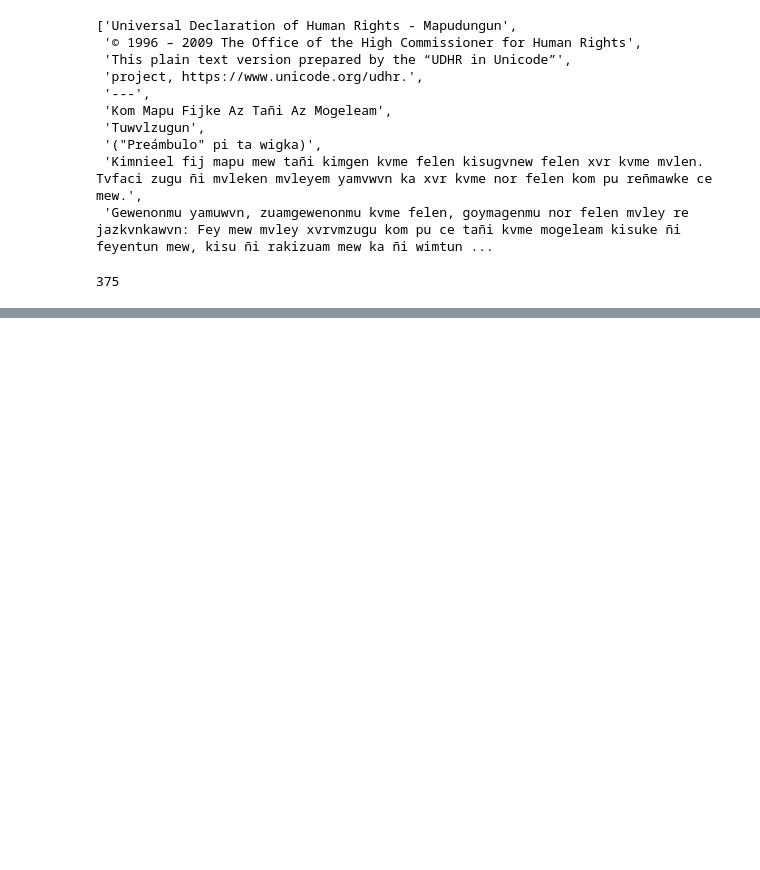
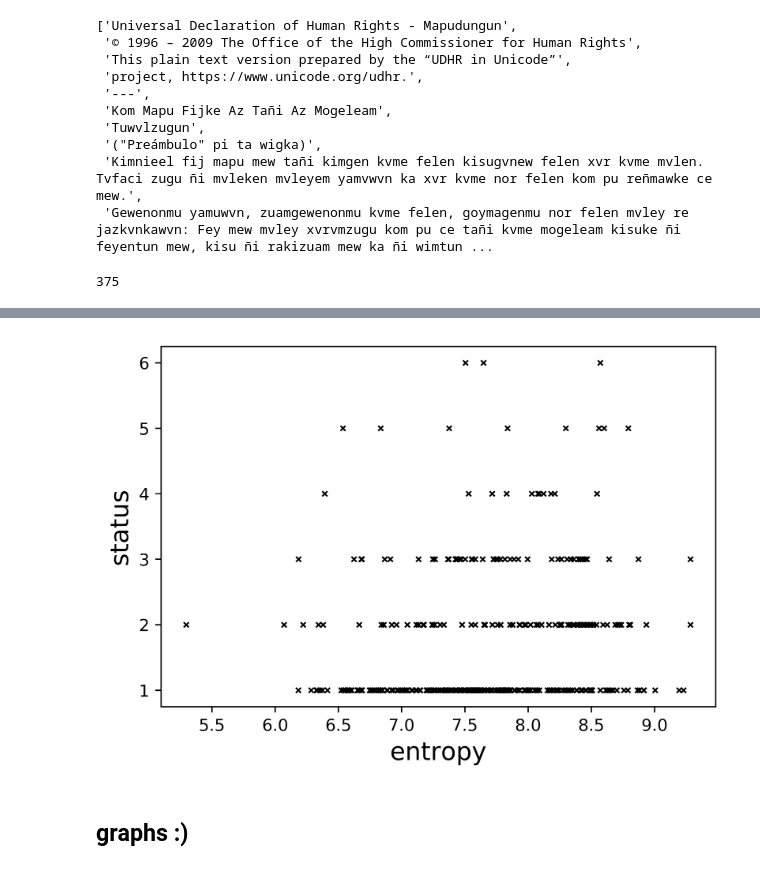
Before and after one commit to javiervz/laplacian-obsolescence, a Jupyter notebook: laplacian_obsolescence.ipynb, the cells around one changed output, grey strips where cells are left out. Cells and saved outputs as stored; diff of their text form; code cells hidden in the pictures; blank space fills up the shorter version.

```diff
--- a/laplacian_obsolescence.ipynb
+++ b/laplacian_obsolescence.ipynb
@@ -180,0 +270,2 @@ clean_languages[language]
+# %%
+status = {'safe':1, 'vulnerable':2, 'definitely endangered':3, 'severely endangered':4, 'critically endangered':5, 'extinct':6}
@@ -180,0 +281,24 @@ clean_languages[language]
+# %%
+language_status_num = {key:status[language_status[key]] for key in language_status.keys()}
+# %%
+data = {key:[entropy_languages[key],language_status_num[key]] for key in entropy_languages.keys()}
+# %%
+X = list(zip(*list(data.values())))[0]
+Y = list(zip(*list(data.values())))[1]
+# %%
+fig, ax = plt.subplots(dpi=800)
+
+ax.plot(X, Y, linewidth=0., marker='x',color='k',markersize=3,markeredgecolor='k',markeredgewidth=1,fillstyle='full',clip_on=True)
+
+#plt.legend(loc='upper left',fontsize=12)
+#plt.xlim([0., 2])
+#plt.ylim([0., 3])
+plt.xlabel(r'entropy',fontsize=15)
+plt.ylabel(r'status',fontsize=15)
+plt.rcParams.update({'font.size': 10})
+plt.savefig('entropy_status.jpg', format='jpg', transparent=True, bbox_inches='tight',dpi=800)
+plt.show()
+# %% [output]
+[figure, added]
+# %% [markdown]
+## graphs :)
```
Also changed, not shown: parts of 27 cells of this notebook, 3 other files.
